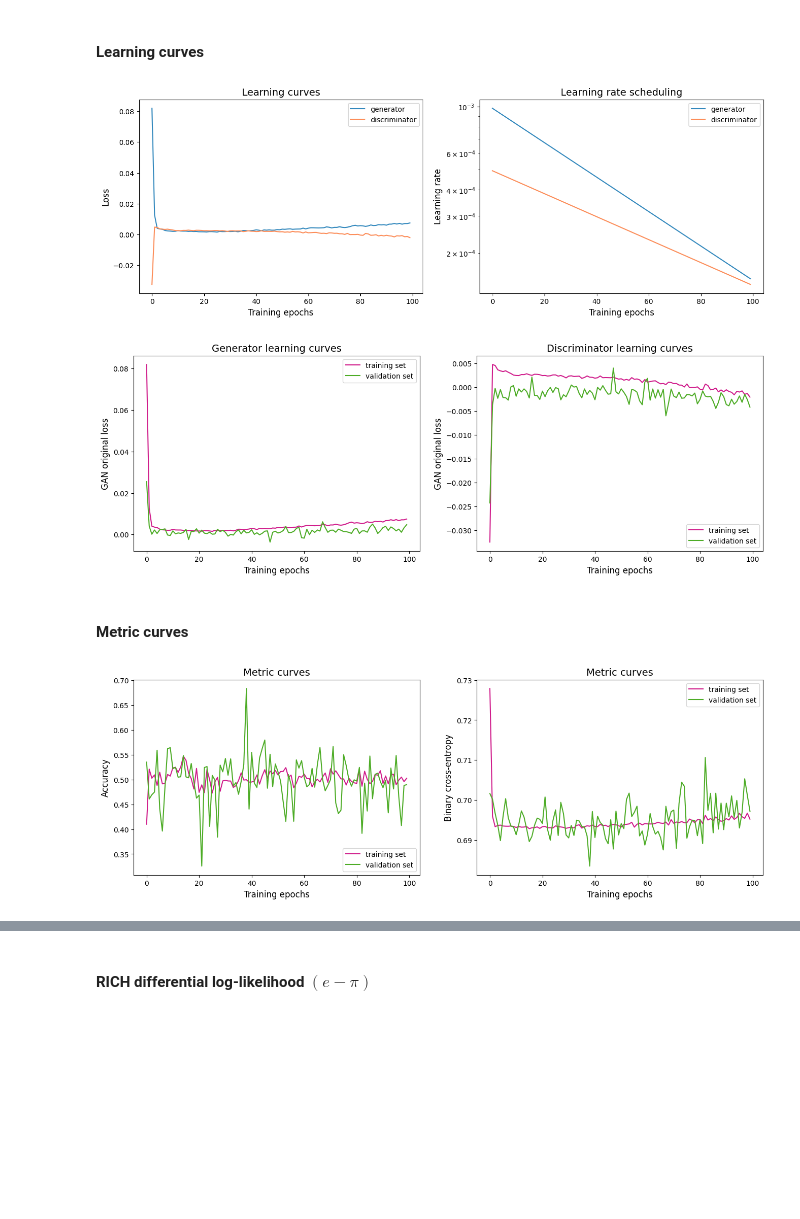
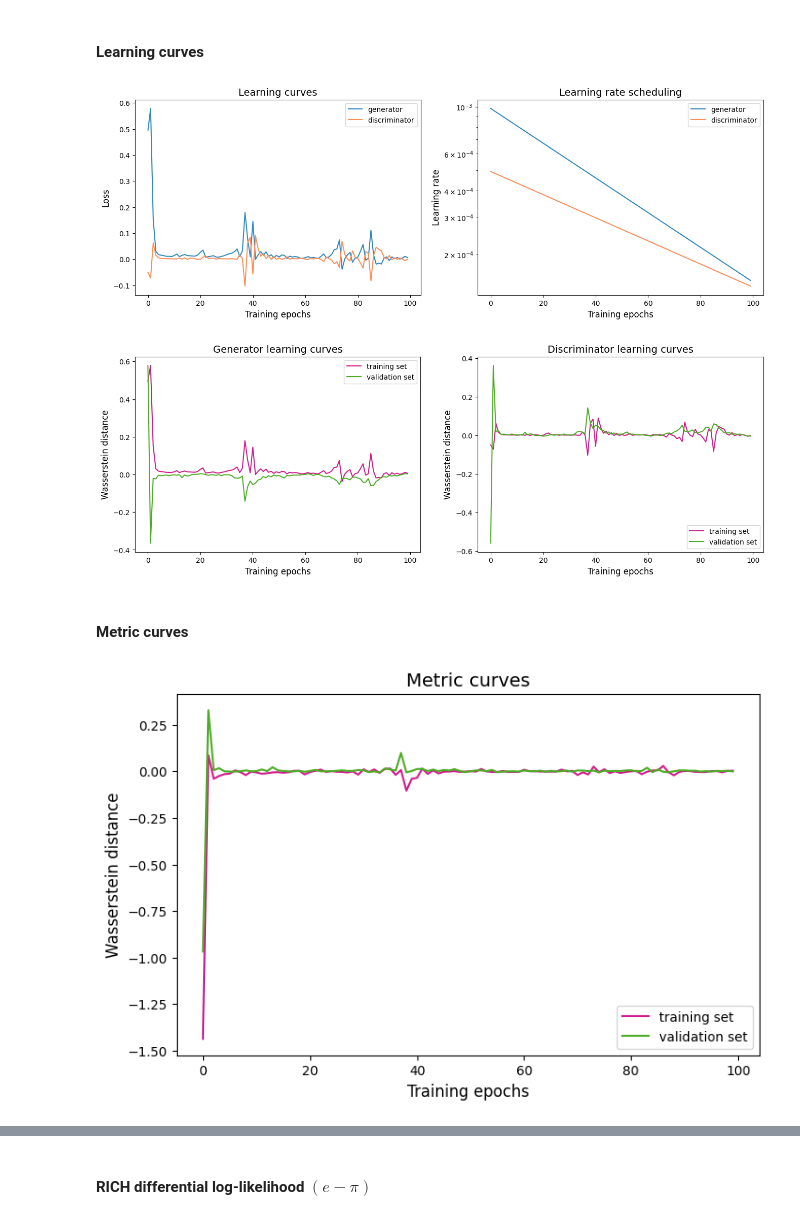
Before and after one commit to mbarbetti/pidgan-notebooks, a Jupyter notebook: tutorial-CramerGAN-LHCb_RICH.ipynb, the cells around one changed output, grey strips where cells are left out. Cells and saved outputs as stored; diff of their text form; code cells hidden in the pictures; blank space fills up the shorter version.

Commit message:
updates on WGAN-based notebooks

```diff
--- a/tutorial-CramerGAN-LHCb_RICH.ipynb
+++ b/tutorial-CramerGAN-LHCb_RICH.ipynb
@@ -331,7 +337,7 @@ discriminator = Discriminator(
     num_hidden_layers=5,
     mlp_hidden_units=128,
     mlp_dropout_rates=0.0,
-    output_activation="sigmoid",
+    output_activation=None,
     name="discriminator"
 )
 # %%
@@ -386,13 +391,13 @@ It's time to initialize a [`GAN`](https://github.com/mbarbetti/pidgan/blob/main/
 # %%
-from pidgan.algorithms import GAN
+from pidgan.algorithms import WGAN
 
-gan = GAN(
+gan = WGAN(
     generator=generator,
     discriminator=discriminator,
-    use_original_loss=True,
-    injected_noise_stddev=0.05,
+    clip_param=0.01,
     feature_matching_penalty=0.0,
     referee=None,
+    name="WGAN",
 )
 # %% [markdown]
 #### Model compilation
@@ -408,7 +413,7 @@ To finalize the [`GAN`](https://github.com/mbarbetti/pidgan/blob/main/src/pidgan
 * **`referee_upds_per_batch`** (_int_ or _None_, default=None) - If not None, number of the referee weights updates per batch of data.
 # %%
 gan.compile(
-    metrics=["accuracy", "bce"],
+    metrics=["wass_dist"],
     generator_optimizer=keras.optimizers.RMSprop(learning_rate=0.001),
     discriminator_optimizer=keras.optimizers.RMSprop(learning_rate=0.0005),
     generator_upds_per_batch=1,
@@ -507,7 +510,7 @@ plt.yscale("log")
 
 plt.show()
 # %% [output]
-[figure, old version]
+[figure, new version]
 # %%
 plt.figure(figsize=(16, 5), dpi=100)
 
@@ -529,31 +532,22 @@ plt.legend(loc="lower right", fontsize=10)
 
 plt.show()
 # %% [output]
-[figure, old version]
+[figure, new version]
 # %% [markdown]
 #### Metric curves
 # %%
-plt.figure(figsize=(16, 5), dpi=100)
+plt.figure(figsize=(8, 5), dpi=100)
 
-plt.subplot(1, 2, 1)
 plt.title("Metric curves", fontsize=14)
 plt.xlabel("Training epochs", fontsize=12)
-plt.ylabel("Accuracy", fontsize=12)
-plt.plot(train.history["accuracy"], color="#d01c8b", label="training set")
-plt.plot(train.history["val_accuracy"], color="#4dac26", label="validation set")
+plt.ylabel("Wasserstein distance", fontsize=12)
+plt.plot(train.history["wass_dist"], color="#d01c8b", label="training set")
+plt.plot(train.history["val_wass_dist"], color="#4dac26", label="validation set")
 plt.legend(loc="lower right", fontsize=10)
 
-plt.subplot(1, 2, 2)
-plt.title("Metric curves", fontsize=14)
-plt.xlabel("Training epochs", fontsize=12)
-plt.ylabel("Binary cross-entropy", fontsize=12)
-plt.plot(train.history["bce"], color="#d01c8b", label="training set")
-plt.plot(train.history["val_bce"], color="#4dac26", label="validation set")
-plt.legend(loc="upper right", fontsize=10)
-
 plt.show()
 # %% [output]
-[figure, old version]
+[figure, new version]
 # %% [markdown]
 ### Validation plots
 
```
Also changed, not shown: parts of 25 cells of this notebook, 2 other files.
